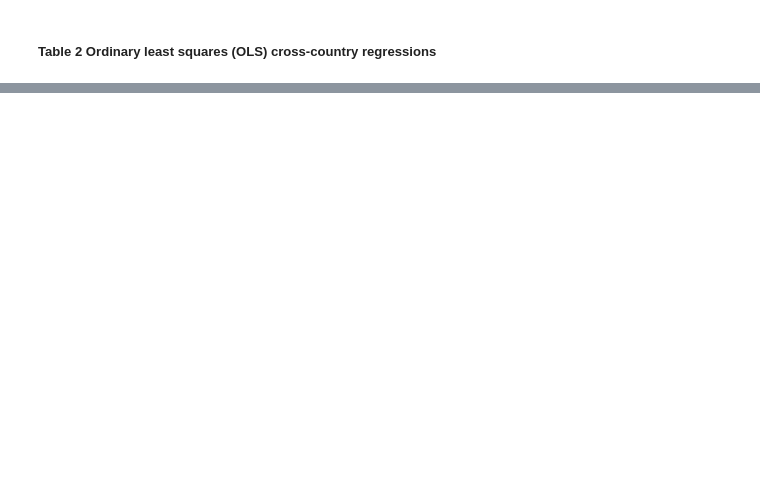
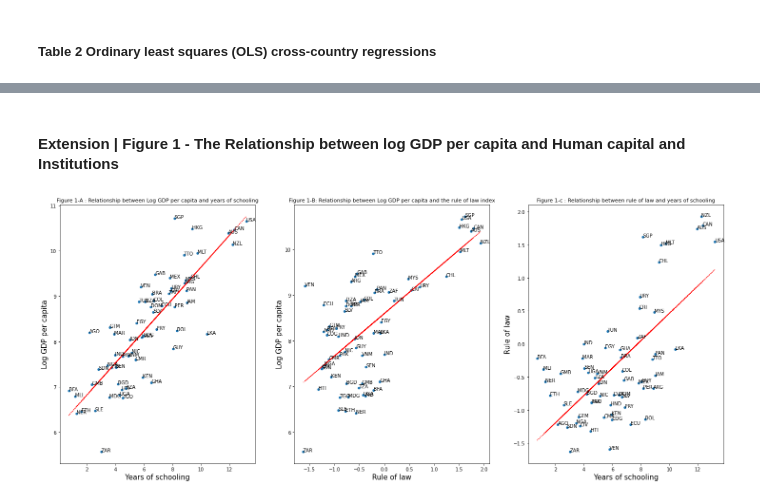
Before and after one commit to melih-damar/ose-data-science-course-project-melih-damar, a Jupyter notebook: Project_Melih_Damar.ipynb, the cells around one changed output, grey strips where cells are left out. Cells and saved outputs as stored; diff of their text form; code cells hidden in the pictures; blank space fills up the shorter version.

```diff
--- a/Project_Melih_Damar.ipynb
+++ b/Project_Melih_Damar.ipynb
@@ -178,3 +179,10 @@ get_table2(country_data)
 |  | These are OLS regressions with on... |  |  |  |  |  |  |  |  |  |  | ... |
 |  | Standard errors robust against he... |  |  |  |  |  |  |  |  |  |  | ... |
 |  | Dependent variable: log GDP per c... |  |  |  |  |  |  |  |  |  |  | ... |
+# %% [markdown]
+#### Extension | Figure 1 - The Relationship between log GDP per capita and Human capital and Institutions <a class="anchor" id="figure_1"></a>
+# %%
+get_figure1(country_data)
+plt.show()
+# %% [output]
+[figure, added]
```
Also changed, not shown: parts of 35 cells of this notebook.
